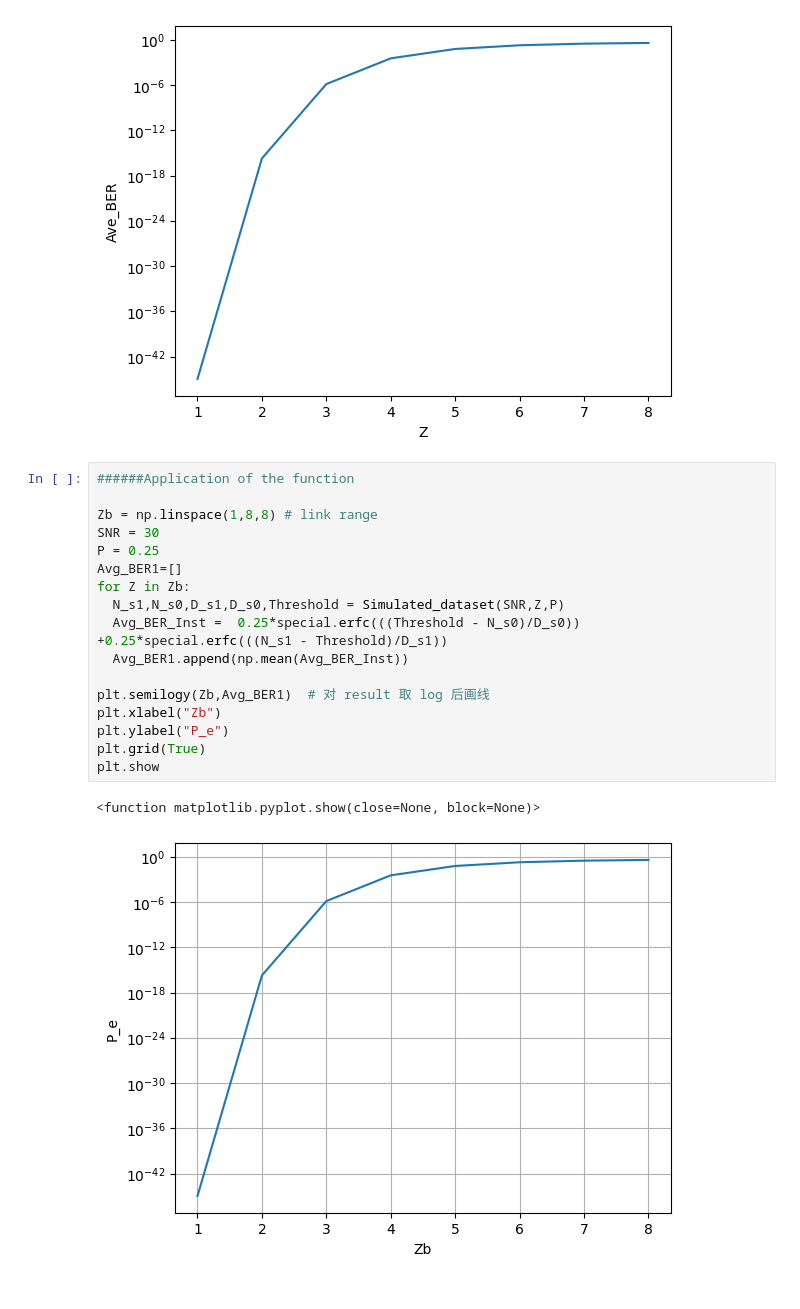
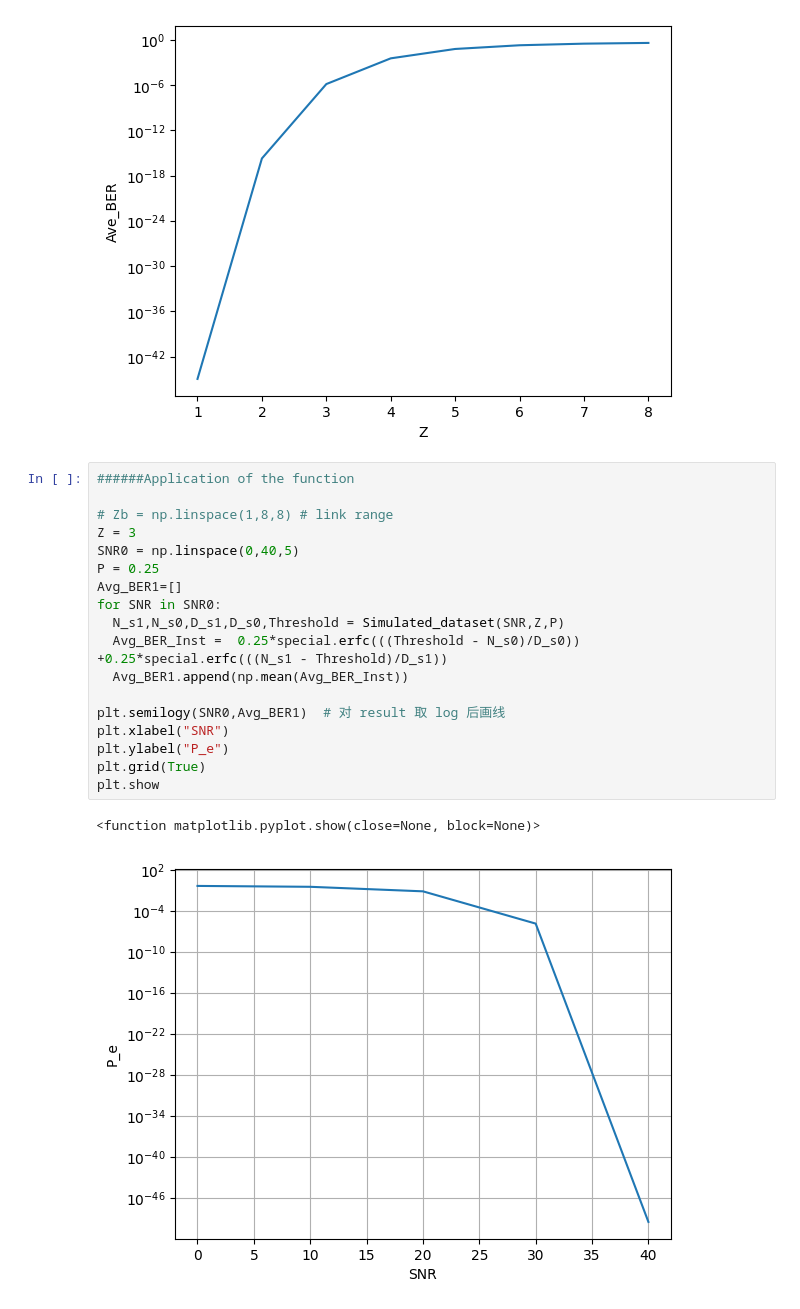
Before and after one commit to wei994/Reproduce-of-OOK-CNNs-Demudulation, a Jupyter notebook: Reproduce_FTD__OOK_CNNs.ipynb, the cells around one changed output. Saved outputs shown, nothing was run; the diff lists cells and outputs as text.

```diff
--- a/Reproduce_FTD__OOK_CNNs.ipynb
+++ b/Reproduce_FTD__OOK_CNNs.ipynb
@@ -128,20 +128,21 @@ plt.show
 # %%
 ######Application of the function
 
-Zb = np.linspace(1,8,8) # link range
-SNR = 30
+# Zb = np.linspace(1,8,8) # link range
+Z = 3
+SNR0 = np.linspace(0,40,5)
 P = 0.25
 Avg_BER1=[]
-for Z in Zb:
+for SNR in SNR0:
   N_s1,N_s0,D_s1,D_s0,Threshold = Simulated_dataset(SNR,Z,P)
   Avg_BER_Inst =  0.25*special.erfc(((Threshold - N_s0)/D_s0)) +0.25*special.erfc(((N_s1 - Threshold)/D_s1))
   Avg_BER1.append(np.mean(Avg_BER_Inst))
 
-plt.semilogy(Zb,Avg_BER1)  # 对 result 取 log 后画线
-plt.xlabel("Zb")
+plt.semilogy(SNR0,Avg_BER1)  # 对 result 取 log 后画线
+plt.xlabel("SNR")
 plt.ylabel("P_e")
 plt.grid(True)
 plt.show
 # %% [output]
 <function matplotlib.pyplot.show(close=None, block=None)>
-[figure, old version]
+[figure, new version]
```
